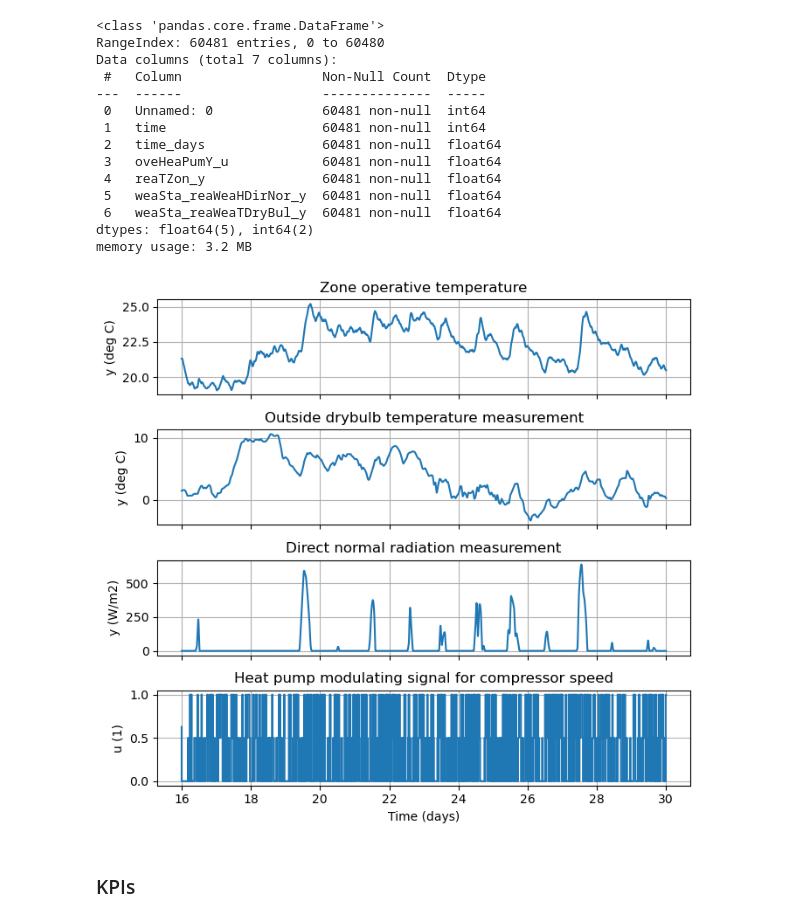
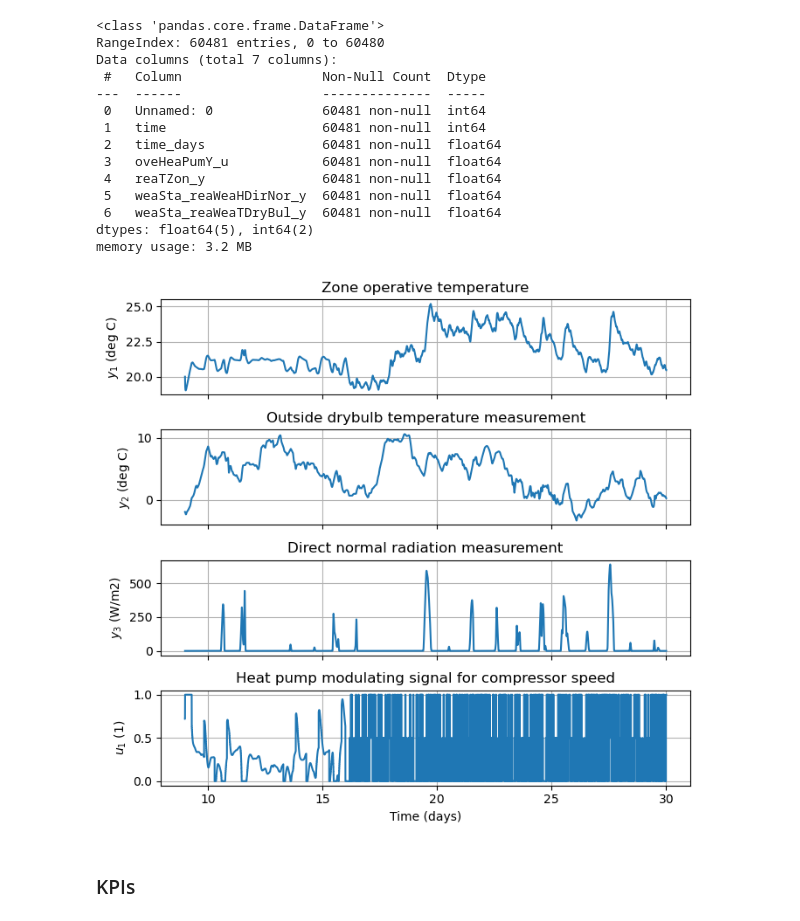
Before and after one commit to billtubbs/boptest-identify, a Jupyter notebook: sim-sys-id-data.ipynb, the cells around one changed output. Cells and saved outputs as stored; diff of their text form; code cells hidden in the pictures.

Commit message:
Scaled data and combined plot.

```diff
--- a/sim-sys-id-data.ipynb
+++ b/sim-sys-id-data.ipynb
@@ -271,7 +292,7 @@ sim_name = 'u_prbs2'
 time_period = 'peak_heat_day'
 
 filename = f"sim_results_{time_period}_{sim_name}.csv"
-sim_results = pd.read_csv(os.path.join(results_dir, filename))
+sim_results = pd.read_csv(os.path.join(data_dir, filename))
 sim_results.info()
 # %% [output]
 <class 'pandas.core.frame.DataFrame'>
@@ -288,38 +309,21 @@ Data columns (total 7 columns):
  6   weaSta_reaWeaTDryBul_y  60481 non-null  float64
 dtypes: float64(5), int64(2)
 memory usage: 3.2 MB
-# %%
-ny = len(measurement_names)
-nu = len(input_names)
-time_range = slice(16, None)
-
-fig, axes = plt.subplots(ny + nu, 1, sharex=True, figsize=(7, 0.5 + 1.5 * (ny + nu)))
-
-for i, (ax, name) in enumerate(zip(axes[:ny], measurement_names)):
-    data = sim_results.set_index('time_days').loc[time_range, name]
-    unit = available_measurements[name]['Unit']
-    if unit == 'K':
-        data = data - 273.15
-        unit = 'deg C'
-    data.plot(ax=ax, label=name)
-    ax.set_ylabel(f'y ({unit})')
-    ax.set_title(available_measurements[name]['Description'][:48])
-    ax.grid()
-
-for ax, name in zip(axes[ny:], input_names):
-    data = sim_results.set_index('time_days').loc[time_range, name]
-    unit = available_inputs[name]['Unit']
-    data.plot(ax=ax, label=name, drawstyle="steps-post")
-    ax.set_ylabel(f'u ({unit})')
-    ax.set_title(available_inputs[name]['Description'][:48])
-    ax.grid()
-
-axes[-1].set_xlabel('Time (days)')
-
-plt.tight_layout()
-plt.show()
-# %% [output]
-[figure, removed]
+# %%
+time_range = slice(16, None)
+
+fig, axes = make_ioplots(
+    sim_results,
+    input_names,
+    measurement_names,
+    available_inputs,
+    available_measurements,
+    time_range=None
+)
+plt.tight_layout()
+plt.show()
+# %% [output]
+[figure, added]
 # %% [markdown]
 ### KPIs
 # %%
```
Also changed, not shown: parts of 4 cells of this notebook, 2 other files.
